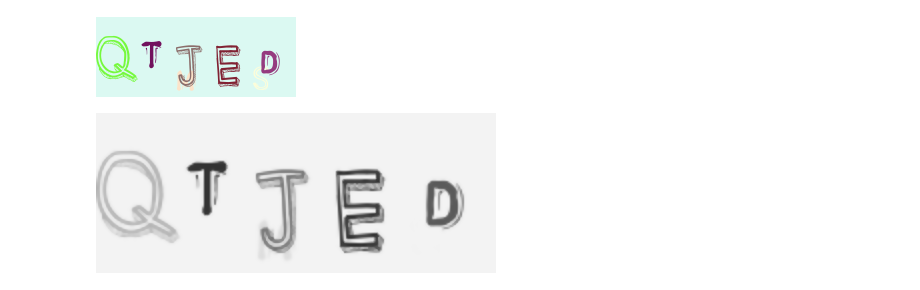
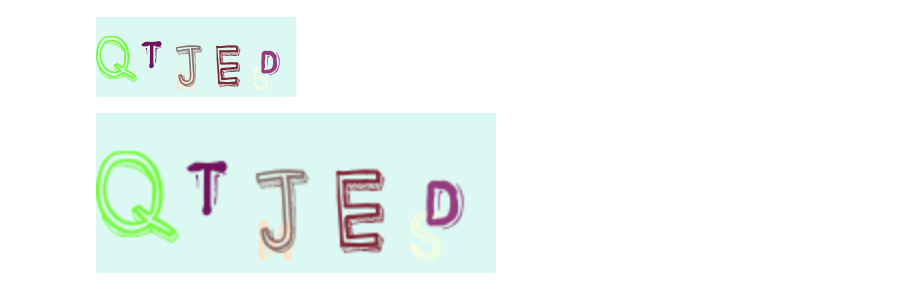
Before and after one commit to unemil/cslv, a Jupyter notebook: cslv.ipynb, the cells around one changed output. Saved outputs shown, nothing was run; the diff lists cells and outputs as text; code cells hidden in the pictures.

```diff
--- a/cslv.ipynb
+++ b/cslv.ipynb
@@ -9,9 +9,8 @@ Image.fromarray(img)
 [figure]
 # %%
 img = cv2.resize(img, (img.shape[1] * 2, img.shape[0] * 2), interpolation=cv2.INTER_LINEAR)
-img = cv2.cvtColor(img, cv2.COLOR_BGR2GRAY)
-img = cv2.bilateralFilter(img, 5, 15, 15)
 
 Image.fromarray(img)
+# cv2.imwrite('tests/captcha_resize.png', img)
 # %% [output]
-[figure, old version]
+[figure, new version]
```
Also changed, not shown: parts of 3 cells of this notebook, 7 other files.
